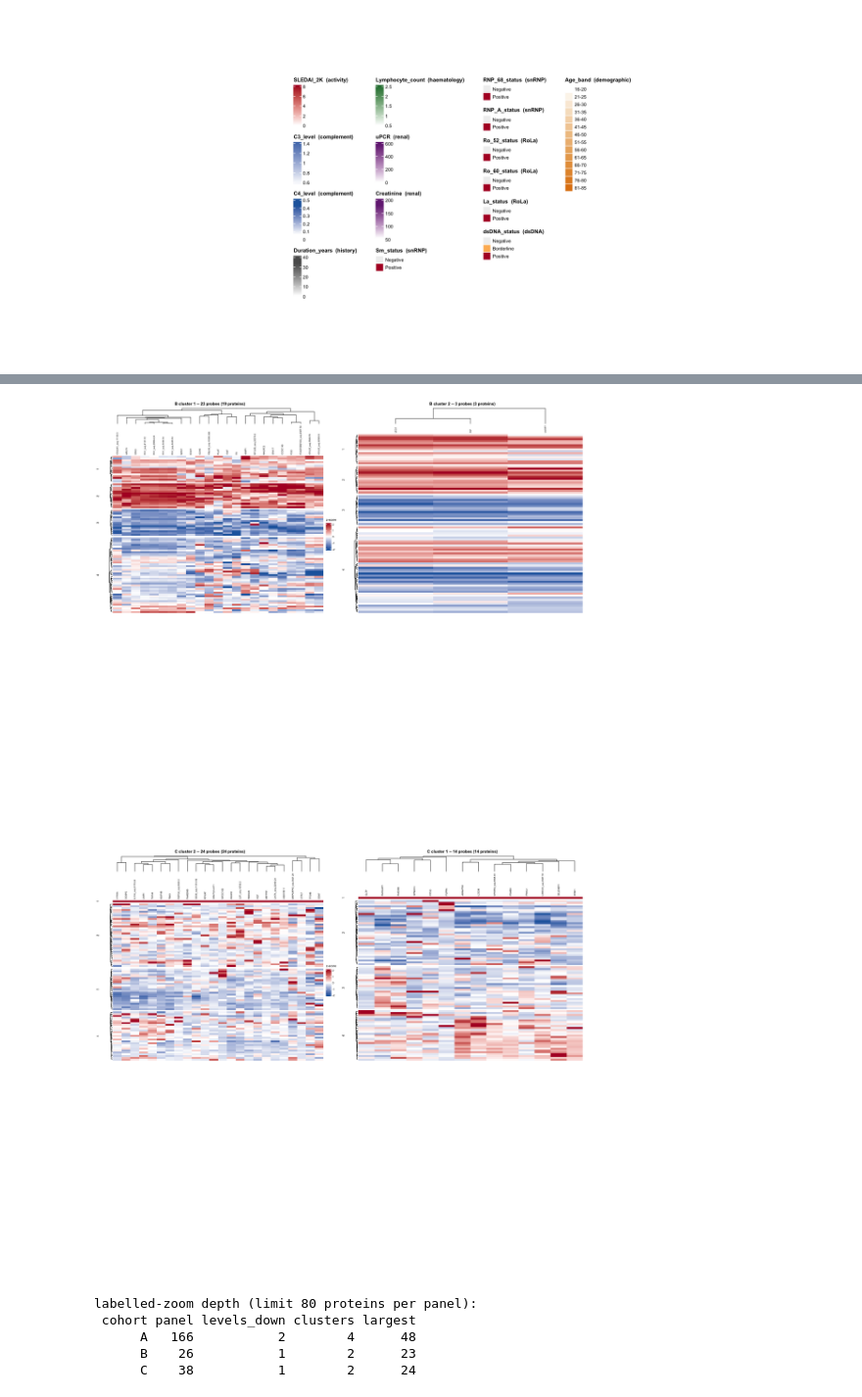
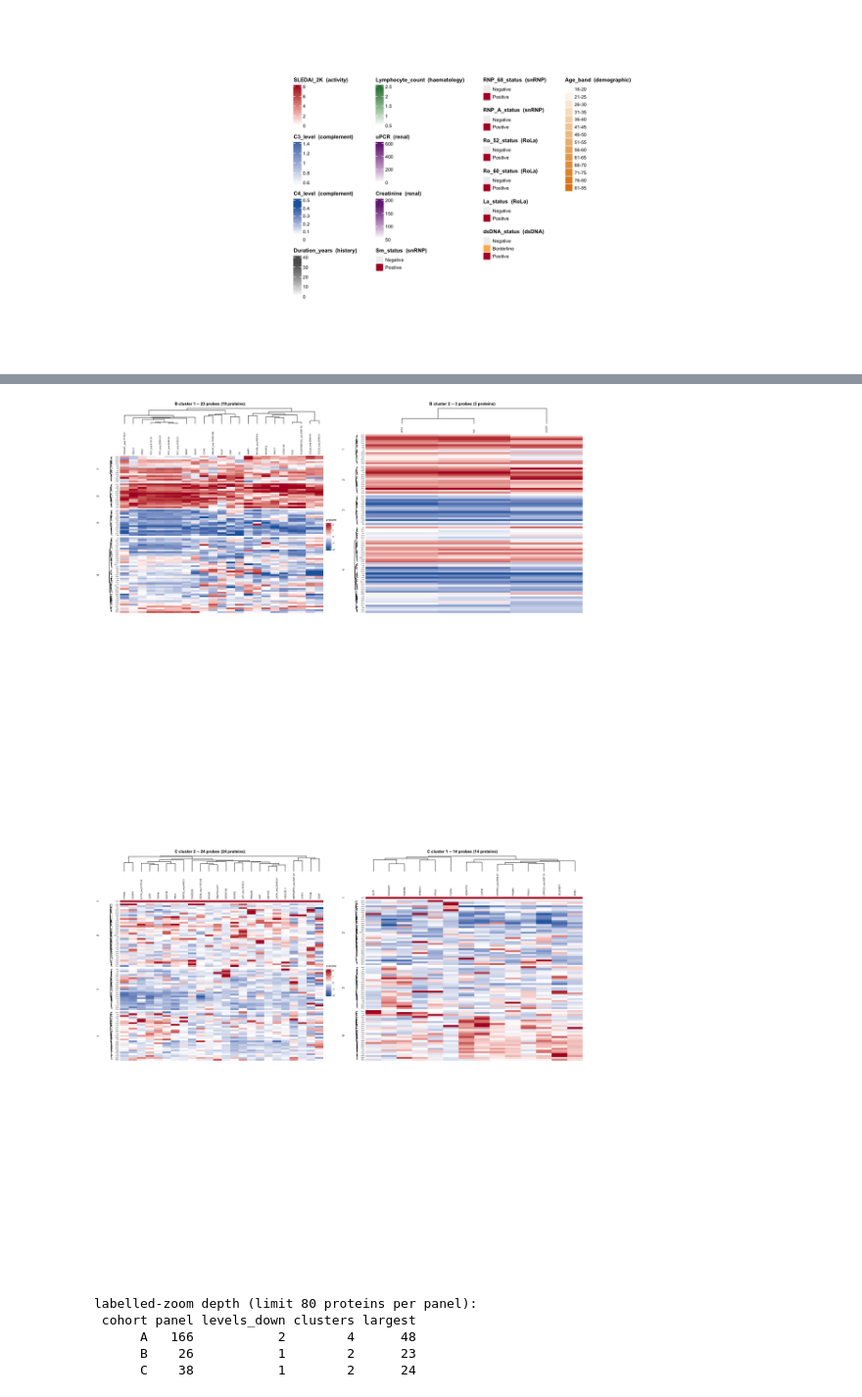
Before and after one commit to NIH-NLM/endotypes-proteomics, a Jupyter notebook: ipynb/14_heatmaps.ipynb, the cells around one changed output, grey strips where cells are left out. Shown at 98% size. Saved outputs shown, nothing was run; the diff lists cells and outputs as text; code cells hidden in the pictures.

```diff
--- a/ipynb/14_heatmaps.ipynb
+++ b/ipynb/14_heatmaps.ipynb
@@ -247,7 +251,9 @@ if (nm %in% names(RES)) {
         row_split=4, cluster_rows=r$hclust$hr, cluster_row_slices=FALSE,
         cluster_columns=TRUE, clustering_distance_columns=dmink, clustering_method_columns=LINK,
         show_row_dend=TRUE, row_dend_side="left", row_dend_width=unit(8,"mm"),
-        show_row_names=FALSE,
+        # the patient tree was drawn without patient names, so you could see the
+        # structure and not who was in it. Names go beside their own dendrogram.
+        show_row_names=TRUE, row_names_side="left", row_names_gp=gpar(fontsize=3),
         show_column_dend=TRUE, column_dend_side="top", column_dend_height=unit(12,"mm"),
         show_column_names=TRUE, column_names_side="top", column_names_gp=gpar(fontsize=5),
         row_title_gp=gpar(fontsize=7), show_heatmap_legend=(i==1),
@@ -288,7 +294,9 @@ if (nm %in% names(RES)) {
         row_split=4, cluster_rows=r$hclust$hr, cluster_row_slices=FALSE,
         cluster_columns=TRUE, clustering_distance_columns=dmink, clustering_method_columns=LINK,
         show_row_dend=TRUE, row_dend_side="left", row_dend_width=unit(8,"mm"),
-        show_row_names=FALSE,
+        # the patient tree was drawn without patient names, so you could see the
+        # structure and not who was in it. Names go beside their own dendrogram.
+        show_row_names=TRUE, row_names_side="left", row_names_gp=gpar(fontsize=3),
         show_column_dend=TRUE, column_dend_side="top", column_dend_height=unit(12,"mm"),
         show_column_names=TRUE, column_names_side="top", column_names_gp=gpar(fontsize=5),
         row_title_gp=gpar(fontsize=7), show_heatmap_legend=(i==1),
@@ -310,7 +318,7 @@ if (nm %in% names(RES)) {
                           clusters = dd$k, largest = max(table(cl)))
 } else cat("cohort", s, "has no all15 panel at the 1% cut\n")
 # %% [output]
-[figure, old version]
+[figure, new version]
 # %%
 s <- "C"
 nm <- paste(s, "all15")
@@ -323,35 +331,37 @@ if (nm %in% names(RES)) {
     grid.newpage(); pushViewport(viewport(layout=grid.layout(2,3)))
     for (i in seq_along(keep)){
       g <- names(cl)[cl==keep[i]]
       pushViewport(viewport(layout.pos.row=(i-1)%/%3+1, layout.pos.col=(i-1)%%3+1))
       ht <- Heatmap(Z[,g,drop=FALSE], name="z-score",
         col=colorRamp2(c(-2,0,2),c("#2166AC","white","#B2182B")),
         row_split=4, cluster_rows=r$hclust$hr, cluster_row_slices=FALSE,
         cluster_columns=TRUE, clustering_distance_columns=dmink, clustering_method_columns=LINK,
         show_row_dend=TRUE, row_dend_side="left", row_dend_width=unit(8,"mm"),
-        show_row_names=FALSE,
+        # the patient tree was drawn without patient names, so you could see the
+        # structure and not who was in it. Names go beside their own dendrogram.
+        show_row_names=TRUE, row_names_side="left", row_names_gp=gpar(fontsize=3),
         show_column_dend=TRUE, column_dend_side="top", column_dend_height=unit(12,"mm"),
         show_column_names=TRUE, column_names_side="top", column_names_gp=gpar(fontsize=5),
         row_title_gp=gpar(fontsize=7), show_heatmap_legend=(i==1),
         heatmap_legend_param=list(labels_gp=gpar(fontsize=6), title_gp=gpar(fontsize=7)))
       draw(ht, newpage=FALSE, column_title=sprintf("%s cluster %d -- %s", s, keep[i], size_str(g)),
            column_title_gp=gpar(fontsize=9, fontface="bold"))
       popViewport()
     }
     popViewport()
   }
   options(repr.plot.width = 22.7, repr.plot.height = 13.3)
   for (device in c("inline", "png")) {             # the loop is explained in step 06
     if (device == "png") png(fig("14_hclust_zoom_%s.png", s),
                              width = 22.7, height = 13.3, units = "in", res = 300)
     figure()
     if (device == "png") invisible(dev.off())
   }
   ZOOM[[s]] <- data.frame(cohort = s, panel = ncol(Z), levels_down = dd$level,
                           clusters = dd$k, largest = max(table(cl)))
 } else cat("cohort", s, "has no all15 panel at the 1% cut\n")
 # %% [output]
-[figure, old version]
+[figure, new version]
 # %%
 zoom_report <- do.call(rbind, ZOOM)
 cat("\nlabelled-zoom depth (limit", MAX_LABELS, "proteins per panel):\n")
```
Also changed, not shown: parts of 9 cells of this notebook, 26 other files.
